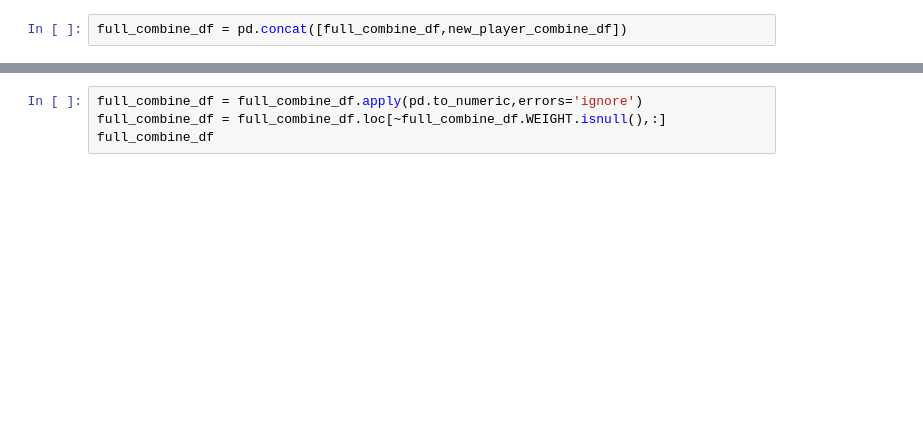
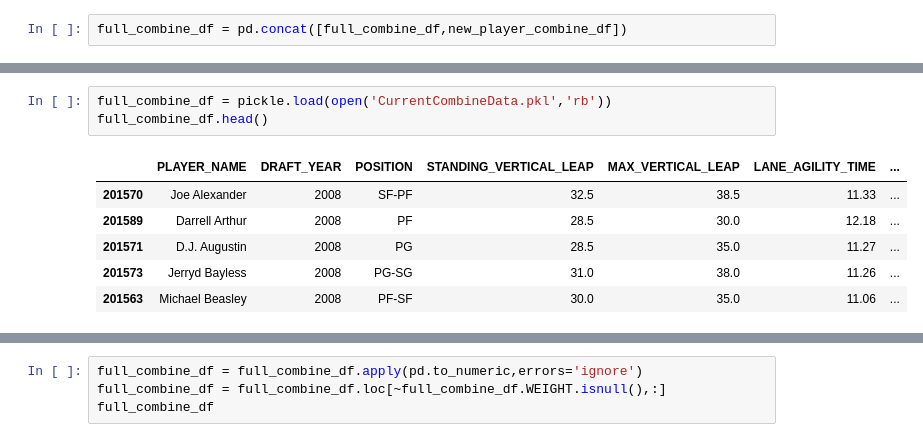
Before and after one commit to dhosk/Spring-2018, a Jupyter notebook: Final Project Slightly more clean.ipynb, the cells around one changed output, grey strips where cells are left out. Drawn from its saved outputs; the diff is of its cells as text; blank space fills up the shorter version.

```diff
--- a/Final Project Slightly more clean.ipynb
+++ b/Final Project Slightly more clean.ipynb
@@ -397,3 +376,13 @@ full_combine_df
+# %%
+full_combine_df = pickle.load(open('CurrentCombineData.pkl','rb'))
+full_combine_df.head()
+# %% [output]
+|  | PLAYER_NAME | DRAFT_YEAR | POSITION | STANDING_VERTICAL_LEAP | MAX_VERTICAL_LEAP | LANE_AGILITY_TIME | ... |
+| 201570 | Joe Alexander | 2008 | SF-PF | 32.5 | 38.5 | 11.33 | ... |
+| 201589 | Darrell Arthur | 2008 | PF | 28.5 | 30.0 | 12.18 | ... |
+| 201571 | D.J. Augustin | 2008 | PG | 28.5 | 35.0 | 11.27 | ... |
+| 201573 | Jerryd Bayless | 2008 | PG-SG | 31.0 | 38.0 | 11.26 | ... |
+| 201563 | Michael Beasley | 2008 | PF-SF | 30.0 | 35.0 | 11.06 | ... |
 # %%
 full_combine_df['POSITION_SIMPLE']=full_combine_df.POSITION
 full_combine_df.POSITION_SIMPLE[full_combine_df.POSITION_SIMPLE.str.contains('C')]='Big'
```
Also changed, not shown: parts of 13 cells of this notebook, 8 other files.
